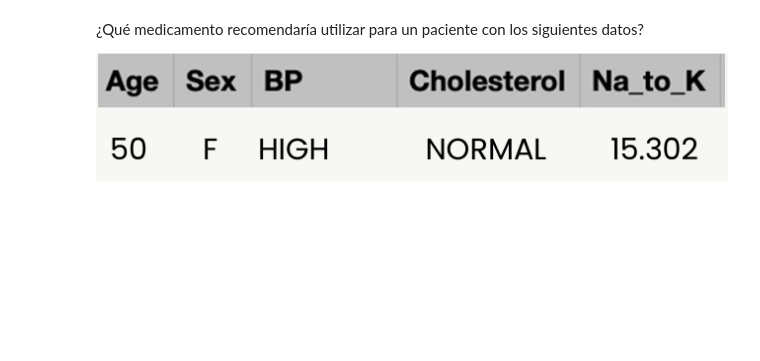
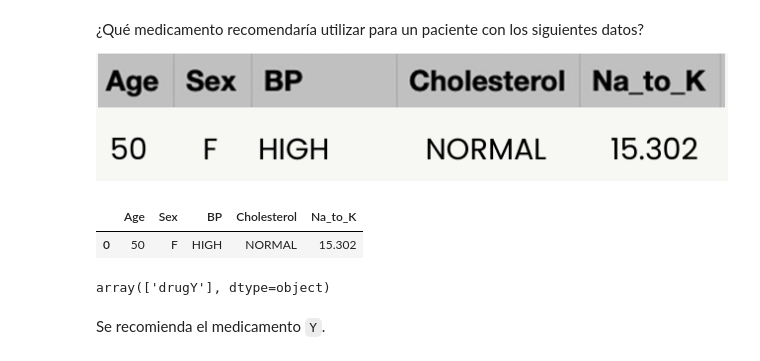
Before and after one commit to julihocc/ebac-cientifico-datos, a Jupyter notebook: S25 Decision trees/drugs/main.ipynb, the cells around one changed output. Cells and saved outputs as stored; diff of their text form; code cells hidden in the pictures; blank space fills up the shorter version.

```diff
--- a/S25 Decision trees/drugs/main.ipynb
+++ b/S25 Decision trees/drugs/main.ipynb
@@ -30,3 +118,24 @@ Explique verbalmente las reglas del árbol propuesto al momento de pronosticar.
 ¿Qué medicamento recomendaría utilizar para un paciente con los siguientes datos?
 
 ![image.png](attachment:image.png)
+# %%
+X_test = pd.DataFrame({
+    'Age': [50],
+    'Sex': ['F'],
+    'BP': ['HIGH'],
+    'Cholesterol': ['NORMAL'],
+    'Na_to_K': [15.302]
+})
+
+
+
+X_test
+# %% [output]
+|  | Age | Sex | BP | Cholesterol | Na_to_K |
+| 0 | 50 | F | HIGH | NORMAL | 15.302 |
+# %%
+model.predict(preprocess_pipeline.transform(X_test))
+# %% [output]
+array(['drugY'], dtype=object)
+# %% [markdown]
+Se recomienda el medicamento `Y`.
```
Also changed, not shown: parts of 11 cells of this notebook, 2 other files.
